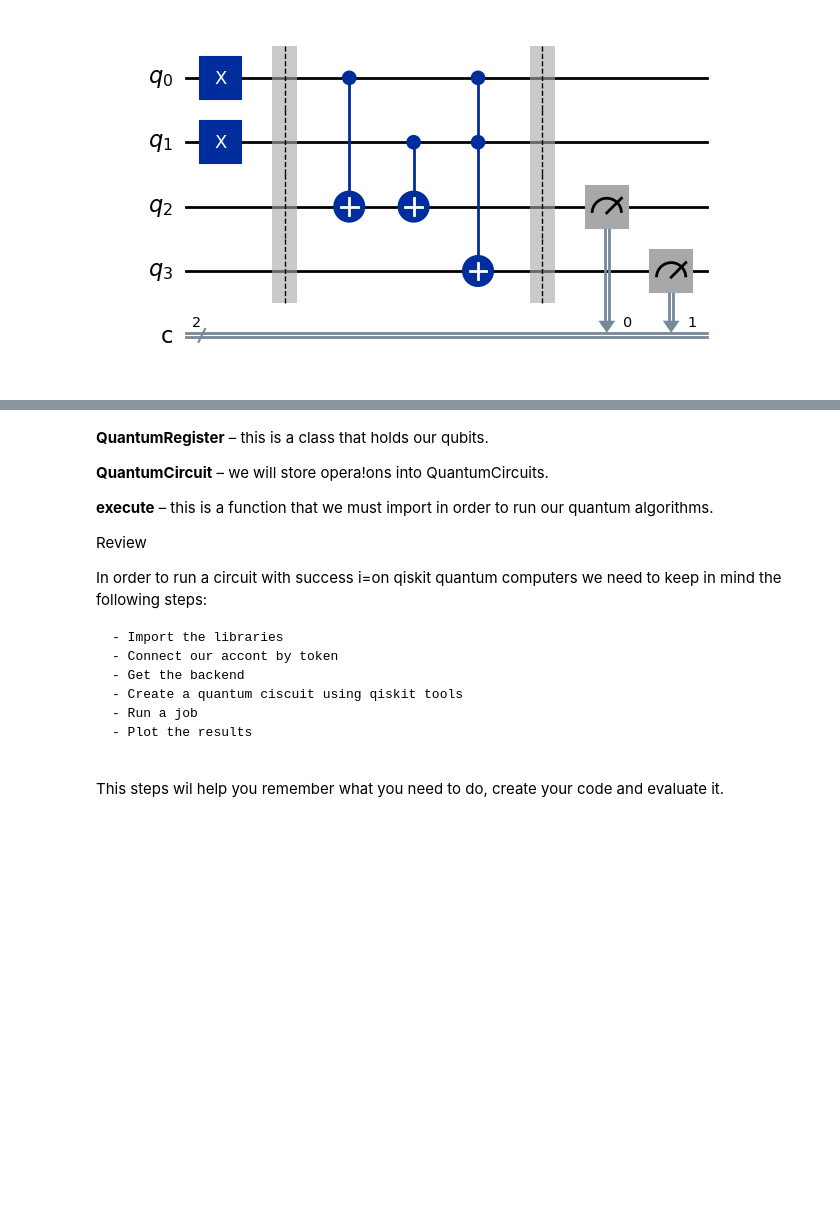
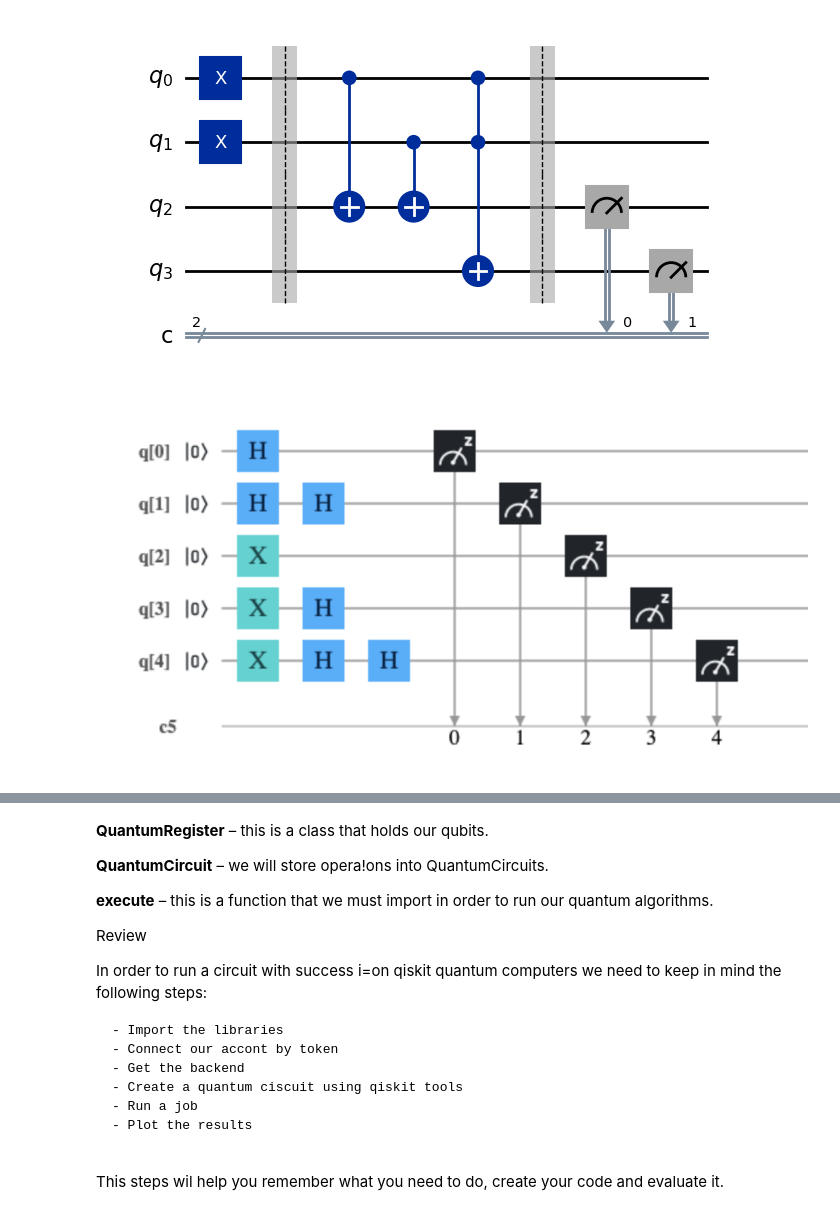
Before and after one commit to nfry25/Quantum_Informatics, a Jupyter notebook: 01_qiskit_tools.ipynb, the cells around one changed output, grey strips where cells are left out. Drawn from its saved outputs; the diff is of its cells as text; code cells hidden in the pictures; blank space fills up the shorter version.

```diff
--- a/01_qiskit_tools.ipynb
+++ b/01_qiskit_tools.ipynb
@@ -488,3 +471,13 @@ circuit.measure(qr[3], cr[1])
 circuit.draw('mpl')
 # %% [output]
 [figure]
+# %%
+#Exercise 3
+
+from IPython.display import Image, display
+from pathlib import Path
+
+image_path = Path('c:/Users/nfrey/OneDrive/Desktop/GetAttachmentThumbnail.png')
+display(Image(image_path))
+# %% [output]
+[figure, added]
```
Also changed, not shown: parts of 10 cells of this notebook, 3 other files.
